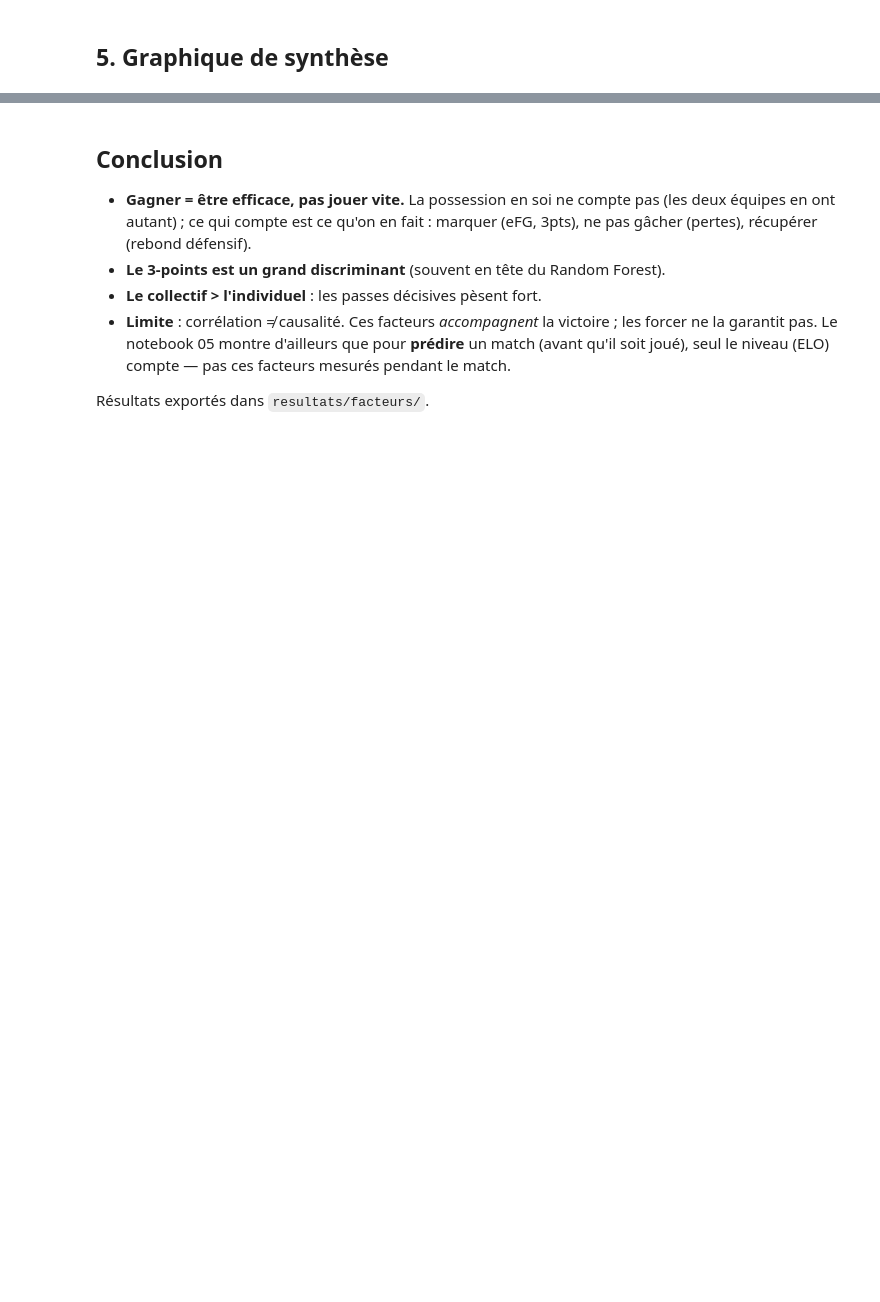
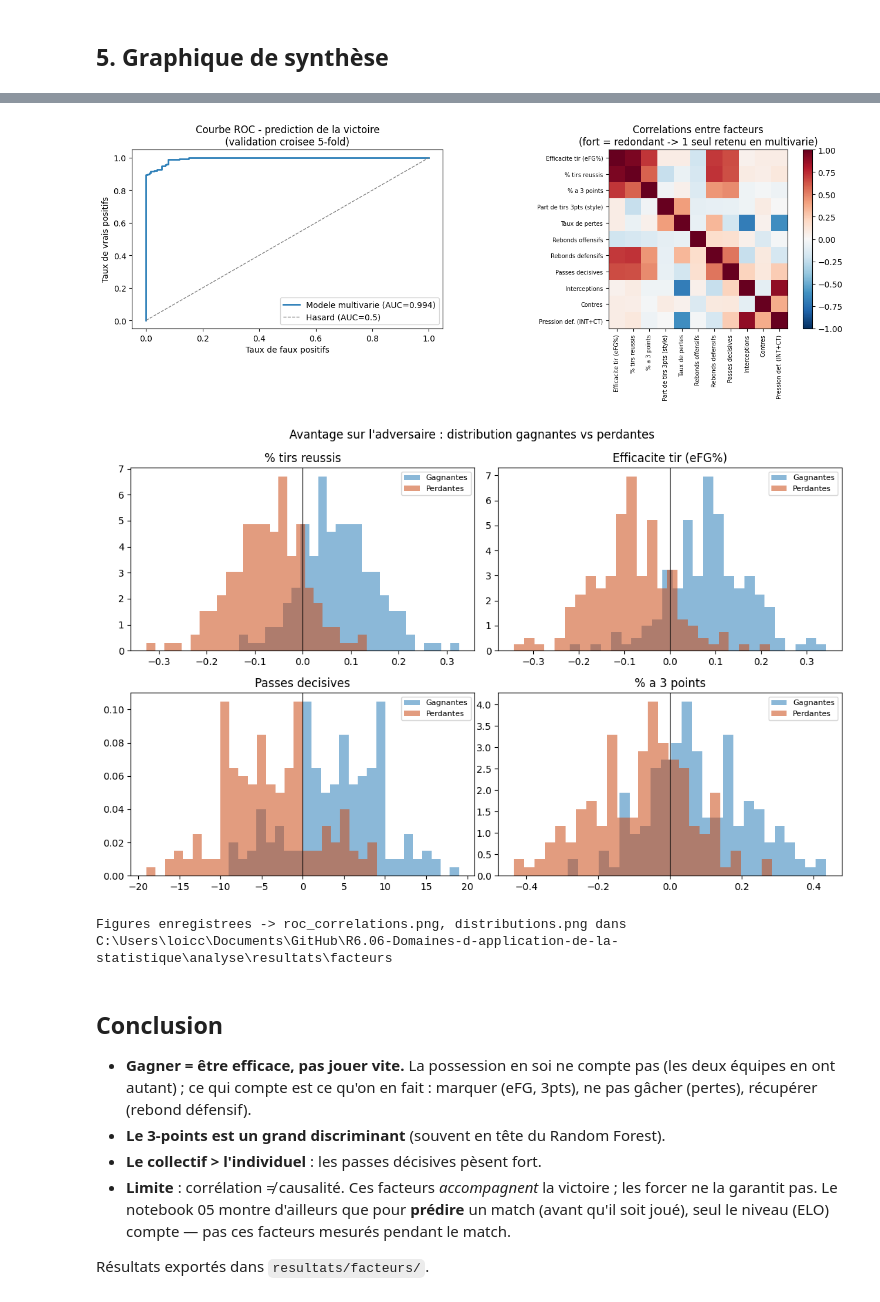
Before and after one commit to Blockburnb/R6.06-Domaines-d-application-de-la-statistique, a Jupyter notebook: analyse/notebooks/01_facteurs_victoire.ipynb, the cells around one changed output, grey strips where cells are left out. Saved outputs shown, nothing was run; the diff lists cells and outputs as text; code cells hidden in the pictures; blank space fills up the shorter version.

```diff
--- a/analyse/notebooks/01_facteurs_victoire.ipynb
+++ b/analyse/notebooks/01_facteurs_victoire.ipynb
@@ -186,3 +403,46 @@ plt.tight_layout(); plt.savefig(OUT / "facteurs_victoire.png", dpi=130); plt.sho
+# %%
+from sklearn.model_selection import cross_val_predict
+from sklearn.metrics import roc_curve
+
+# --- ROC du modele multivarie (probas hors-echantillon) + matrice de correlation ---
+feats_m = ["d_eFG", "d_pct_3pts", "d_taux_pertes", "d_RD", "d_RO", "d_PD", "d_pression_def"]
+dM = m.dropna(subset=feats_m + ["Victoire"])
+XM = StandardScaler().fit_transform(dM[feats_m].values); yM = dM["Victoire"].values
+proba = cross_val_predict(LogisticRegression(max_iter=2000), XM, yM, cv=5, method="predict_proba")[:, 1]
+fpr, tpr, _ = roc_curve(yM, proba); auc_cv = roc_auc_score(yM, proba)
+
+fig, ax = plt.subplots(1, 2, figsize=(13, 5))
+ax[0].plot(fpr, tpr, color="#2c7fb8", lw=2, label=f"Modele multivarie (AUC={auc_cv:.3f})")
+ax[0].plot([0, 1], [0, 1], "--", color="grey", lw=1, label="Hasard (AUC=0.5)")
+ax[0].set_xlabel("Taux de faux positifs"); ax[0].set_ylabel("Taux de vrais positifs")
+ax[0].set_title("Courbe ROC - prediction de la victoire\n(validation croisee 5-fold)")
+ax[0].legend(loc="lower right")
+
+cols = [f"d_{s}" for s in stats]
+C = m[cols].corr()
+im = ax[1].imshow(C, cmap="RdBu_r", vmin=-1, vmax=1)
+ax[1].set_xticks(range(len(cols))); ax[1].set_xticklabels([LABELS[c] for c in cols], rotation=90, fontsize=7)
+ax[1].set_yticks(range(len(cols))); ax[1].set_yticklabels([LABELS[c] for c in cols], fontsize=7)
+ax[1].set_title("Correlations entre facteurs\n(fort = redondant -> 1 seul retenu en multivarie)")
+fig.colorbar(im, ax=ax[1], fraction=0.046)
+fig.tight_layout(); fig.savefig(OUT / "roc_correlations.png", dpi=130); plt.show()
+
+# --- distributions gagnantes vs perdantes (top 4 facteurs) ---
+inv = {v: k for k, v in LABELS.items()}
+top4 = [inv[f] for f in uni["facteur"].head(4)]
+fig, axs = plt.subplots(2, 2, figsize=(11, 7))
+for c, axx in zip(top4, axs.ravel()):
+    d = m.dropna(subset=[c])
+    axx.hist(d.loc[d["Victoire"] == 1, c], bins=25, density=True, alpha=.55, color="#2c7fb8", label="Gagnantes")
+    axx.hist(d.loc[d["Victoire"] == 0, c], bins=25, density=True, alpha=.55, color="#cb4b16", label="Perdantes")
+    axx.axvline(0, color="black", lw=.8); axx.set_title(LABELS[c]); axx.legend(fontsize=8)
+fig.suptitle("Avantage sur l'adversaire : distribution gagnantes vs perdantes")
+fig.tight_layout(); fig.savefig(OUT / "distributions.png", dpi=130); plt.show()
+print("Figures enregistrees -> roc_correlations.png, distributions.png dans", OUT)
+# %% [output]
+[figure, added]
+[figure, added]
+Figures enregistrees -> roc_correlations.png, distributions.png dans C:\Users\loicc\Documents\GitHub\R6.06-Domaines-d-application-de-la-statistique\analyse\resultats\facteurs
 # %% [markdown]
 ## Conclusion
 
```
Also changed, not shown: parts of 15 cells of this notebook, 21 other files.
